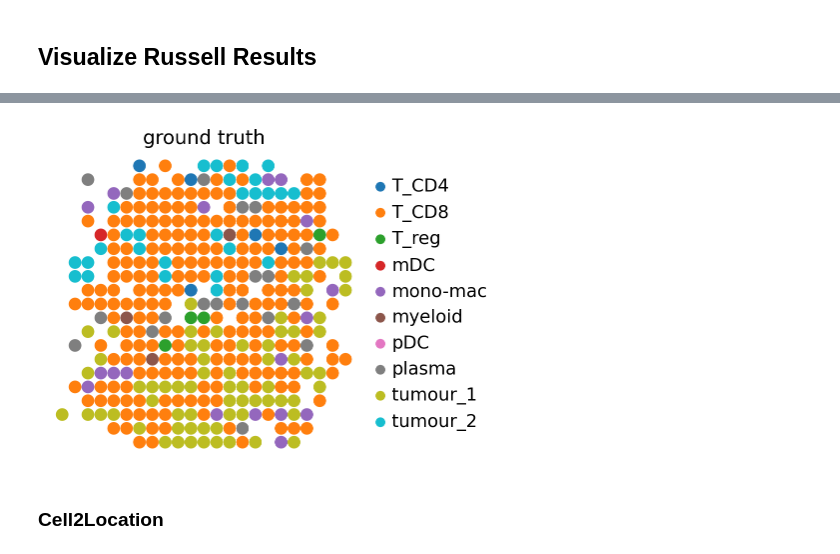
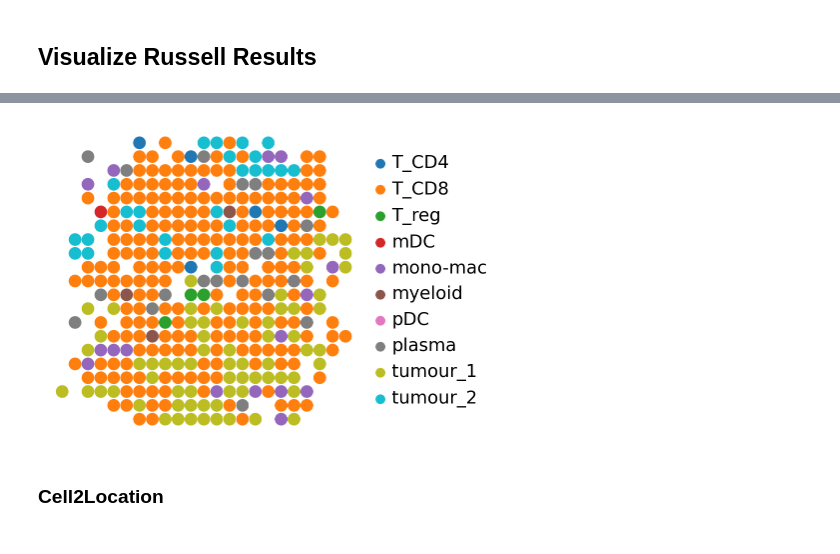
Before and after one commit to theislab/deconvATAC, a Jupyter notebook: notebooks/results/visualize_russell.ipynb, the cells around one changed output, grey strips where cells are left out. Saved outputs shown, nothing was run; the diff lists cells and outputs as text; code cells hidden in the pictures.

Commit message:
Clean notebooks (#9)
* Change paths to submission data

* table

* Add tables

* Update .gitignore

* Update results table code

* Detailed table

* Tangram table

* Include tangram in figs

* Tables

```diff
--- a/notebooks/results/visualize_russell.ipynb
+++ b/notebooks/results/visualize_russell.ipynb
@@ -10,4 +14,4 @@ sc.set_figure_params(dpi_save=300, dpi=100, frameon=False)
 # %%
-russell_sc = mu.read_h5mu("/vol/storage/data/simulations/russel_ref.h5mu")
-sc.pl.embedding(russell_sc.mod["atac"], basis = "spatial", color = "cell_type",  title='', save=True)
+russell_sc = mu.read_h5mu("/vol/storage/submission_data/data/russel_ref.h5mu")
+sc.pl.embedding(russell_sc.mod["atac"], basis="spatial", color="cell_type", title="", save="cells_russell.png")
 # %% [output]
@@ -15,14 +19,18 @@ WARNING: saving figure to file figures/spatial.pdf
 [figure]
 # %%
-russell = mu.read_h5mu("/vol/storage/data/simulations/russell_250.h5mu")
+russell = mu.read_h5mu("/vol/storage/submission_data/data/simulations/russell_250.h5mu")
+# %%
+russell["atac"].obs["spot_id"] = russell["atac"].obs.index
 # %%
 # Caculate the most probable cluster assignment
 max_prob_cluster = np.argmax(russell.mod["atac"].obsm["proportions"], axis=1)
 # Get the column names
 cluster_id = russell.mod["atac"].uns["proportion_names"]
 russell.mod["atac"].obs["ground truth"] = cluster_id[max_prob_cluster]
-russell.mod["atac"].obs['ground truth'] = pd.Categorical(russell.mod["atac"].obs['ground truth'], categories=russell_sc.mod["atac"].obs.cell_type.cat.categories)
+russell.mod["atac"].obs["ground truth"] = pd.Categorical(
+    russell.mod["atac"].obs["ground truth"], categories=russell_sc.mod["atac"].obs.cell_type.cat.categories
+)
 russell.mod["atac"].uns["ground truth_colors"] = russell_sc.mod["atac"].uns["cell_type_colors"].copy()
 # %%
-sc.pl.embedding(russell.mod["atac"], basis = "spatial", color = "ground truth", save="gt")
+sc.pl.embedding(russell.mod["atac"], basis="spatial", color="ground truth", save="gt.png", title="")
 # %% [output]
@@ -30 +38 @@ WARNING: saving figure to file figures/spatialgt.pdf
-[figure, old version]
+[figure, new version]
```
Also changed, not shown: parts of 14 cells of this notebook, 12 other files.
